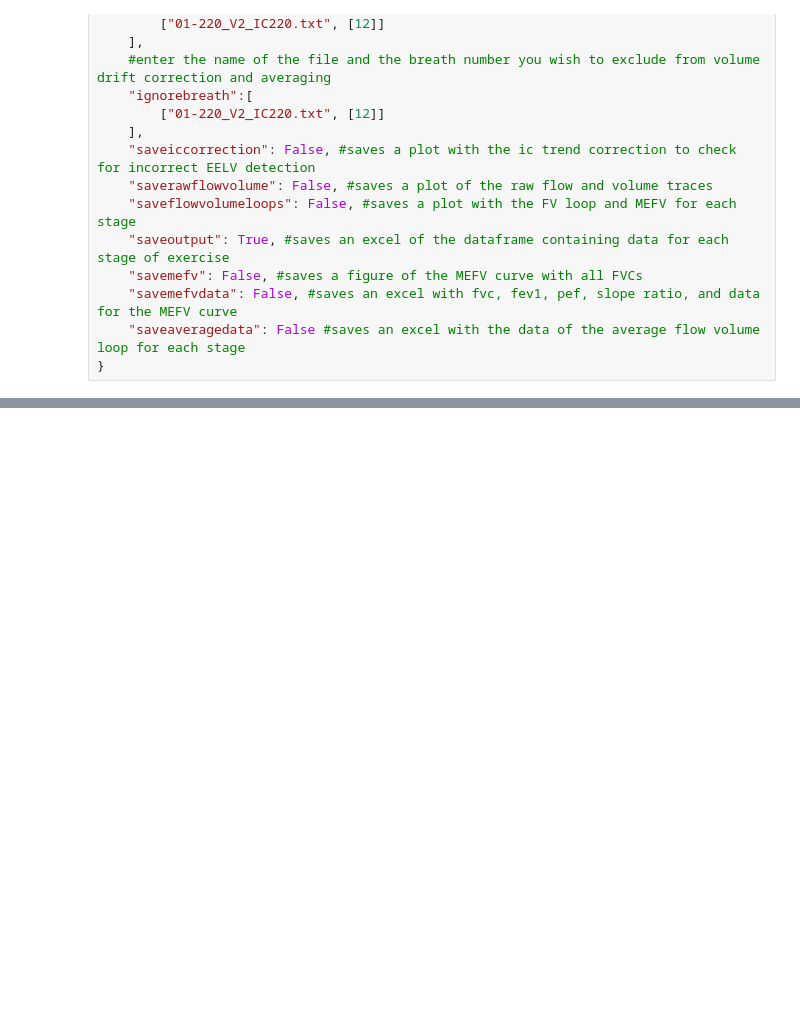
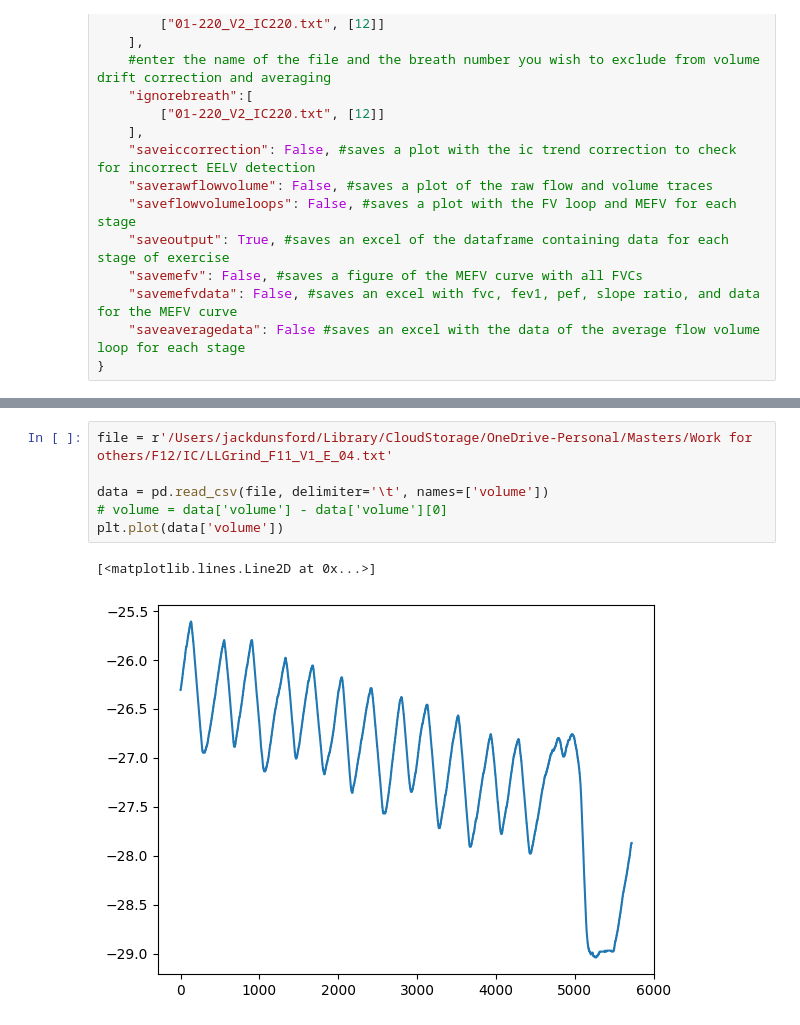
Before and after one commit to jackdunsford/gnar-respiratory-analysis, a Jupyter notebook: vecap.ipynb, the cells around one changed output, grey strips where cells are left out. Drawn from its saved outputs; the diff is of its cells as text; blank space fills up the shorter version.

```diff
--- a/vecap.ipynb
+++ b/vecap.ipynb
@@ -63,0 +304,9 @@ def get_vecap(mefv, ic_input, input_path):
+# %%
+file = r'/Users/jackdunsford/Library/CloudStorage/OneDrive-Personal/Masters/Work for others/F12/IC/LLGrind_F11_V1_E_04.txt'
+
+data = pd.read_csv(file, delimiter='\t', names=['volume'])
+# volume = data['volume'] - data['volume'][0]
+plt.plot(data['volume'])
+# %% [output]
+[<matplotlib.lines.Line2D at 0x...>]
+[figure, added]
```
Also changed, not shown: parts of 2 cells of this notebook.
